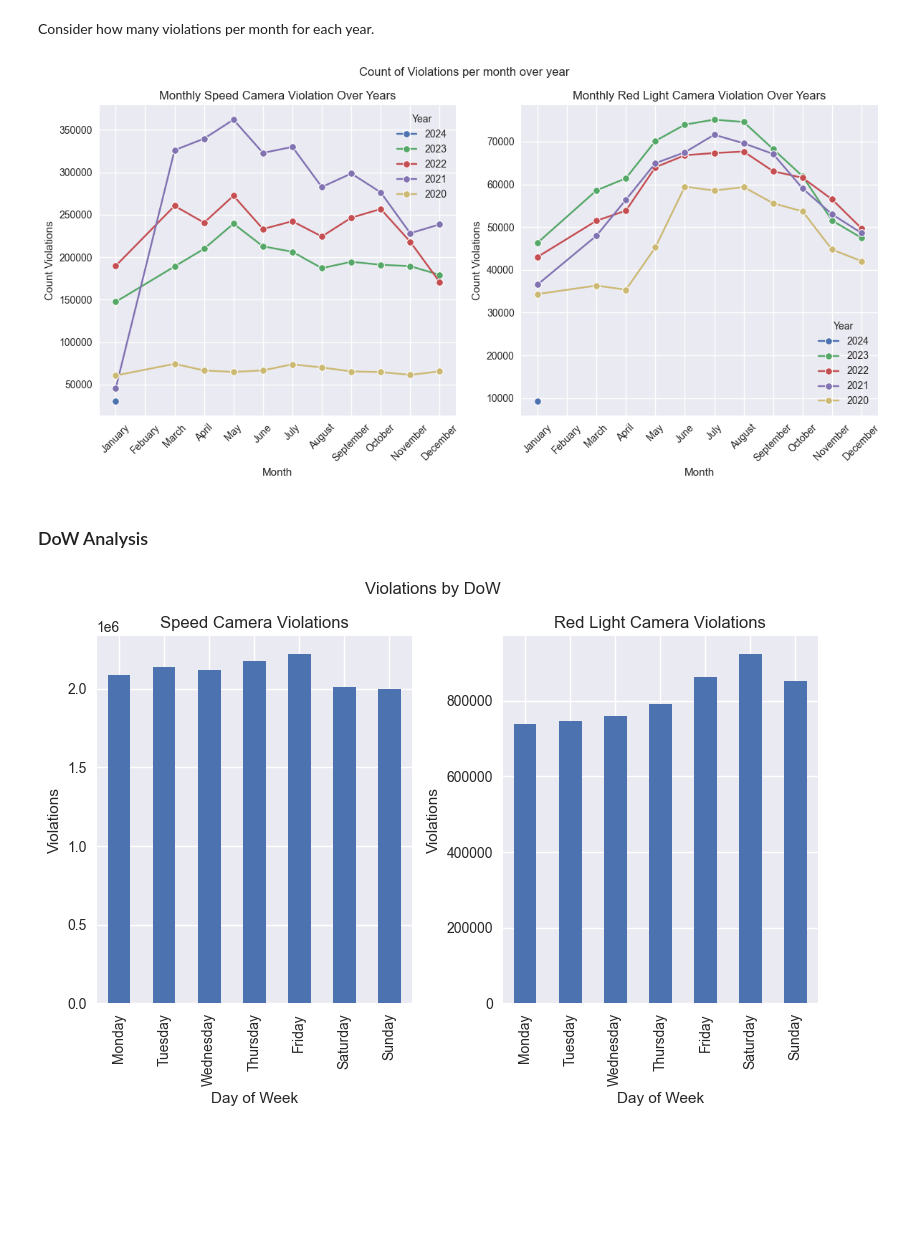
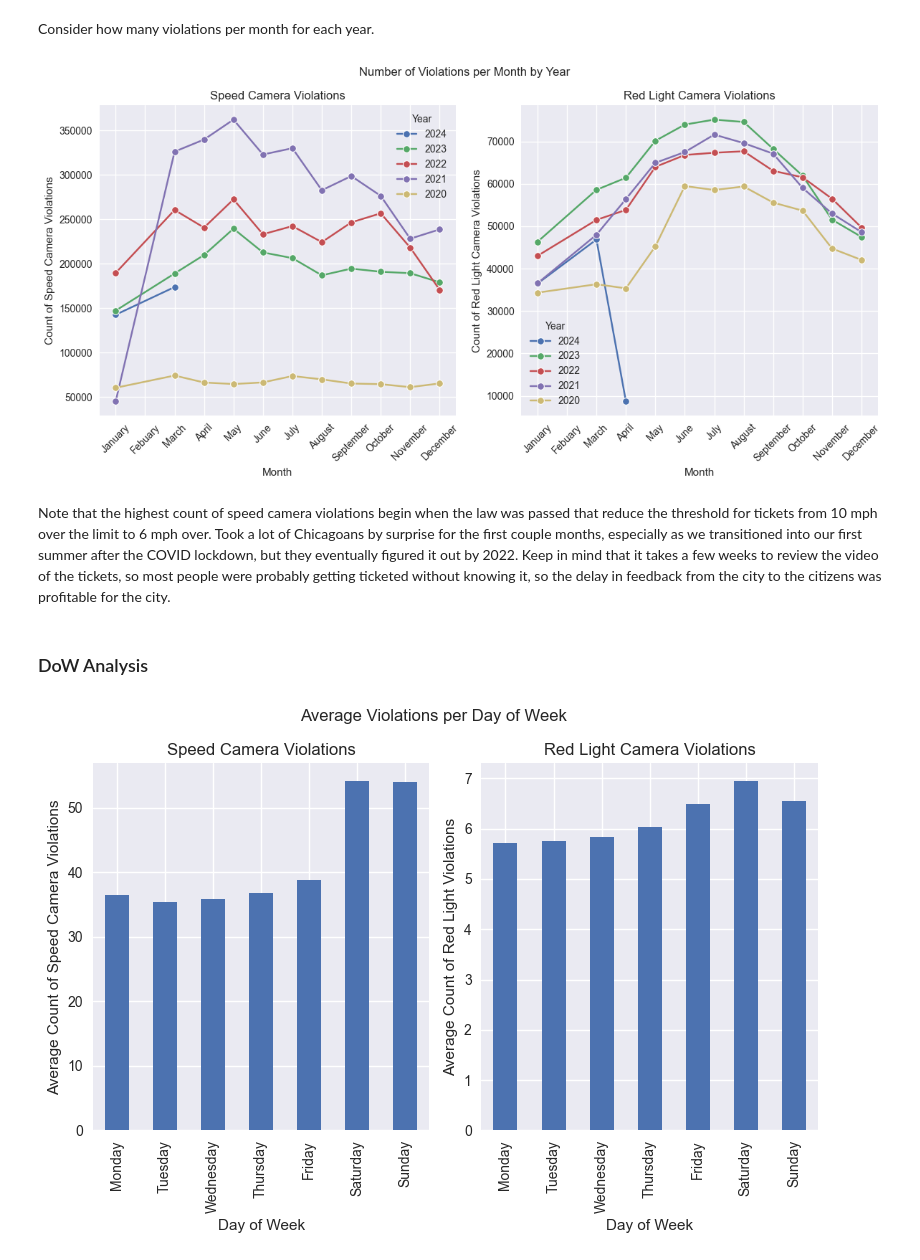
Before and after one commit to crmueller100/chicago-traffic-violations, a Jupyter notebook: analysis.ipynb, the cells around one changed output. Cells and saved outputs as stored; diff of their text form; code cells hidden in the pictures; blank space fills up the shorter version.

```diff
--- a/analysis.ipynb
+++ b/analysis.ipynb
@@ -133,7 +142,6 @@ We can see from the charts so far that altough an overall trend may be apparent,
 # %%
 speed_camera_violations_df['30_day_ma'] = speed_camera_violations_df['violations'].rolling(window=30).mean()
 
-plt.style.use('seaborn-v0_8')
 fig, ax = plt.subplots(1, 2)
 
 ax[0].plot(speed_camera_violations_df.groupby('violation_date')['violations'].sum(), label='Violations per Day', alpha=0.5)
@@ -144,12 +152,11 @@ ax[0].plot(speed_camera_ma['violations'], label='30-day Moving Average')
 speed_camera_ma = speed_camera_daily_sum.rolling(window=90).mean()
 ax[0].plot(speed_camera_ma['violations'], label='90-day Moving Average')
 
-
 ax[0].tick_params(axis='x', rotation=45)
 ax[0].xaxis.set_major_formatter(mdates.DateFormatter('%m/%d/%Y'))
 ax[0].set_xticks(ax[0].get_xticks()[::2])
 ax[0].set_xlabel('Violation Date (Day)')
-ax[0].set_ylabel('Number of Violations')
+ax[0].set_ylabel('Count of Speed Camera Violations')
 ax[0].set_title('Speed Camera Violations')
 ax[0].legend()
 
@@ -166,9 +173,12 @@ ax[1].tick_params(axis='x', rotation=45)
 ax[1].xaxis.set_major_formatter(mdates.DateFormatter('%m/%d/%Y'))
 ax[1].set_xticks(ax[1].get_xticks()[::2])
 ax[1].set_xlabel('Violation Date (Day)')
-ax[1].set_ylabel('Number of Violations')
+ax[1].set_ylabel('Count of Red Light Violations')
 ax[1].set_title('Red Light Camera Violations')
 ax[1].legend()
+
+plt.suptitle('30 and 90-day Moving Averages of Traffic Violations')
+
 plt.tight_layout()
 plt.show()
 # %% [output]
@@ -208,56 +219,57 @@ fig, ax = plt.subplots(1, 2, figsize=(12, 6))
 sns.lineplot(data=sum_speed_months_by_year_recent, x='violation_month_part', y='violations', hue='violation_year_part', marker='o', ax=ax[0])
 
 ax[0].set_xlabel('Month')
-ax[0].set_ylabel('Count Violations')
-ax[0].set_title('Monthly Speed Camera Violation Over Years')
+ax[0].set_ylabel('Count of Speed Camera Violations')
+ax[0].set_title('Speed Camera Violations')
 ax[0].tick_params(axis='x', rotation=45)
 ax[0].legend(title='Year')
 
 sns.lineplot(data=sum_red_light_months_by_year_recent, x='violation_month_part', y='violations', hue='violation_year_part', marker='o', ax=ax[1])
 
 ax[1].set_xlabel('Month')
-ax[1].set_ylabel('Count Violations')
-ax[1].set_title('Monthly Red Light Camera Violation Over Years')
+ax[1].set_ylabel('Count of Red Light Camera Violations')
+ax[1].set_title('Red Light Camera Violations')
 ax[1].tick_params(axis='x', rotation=45)
 ax[1].legend(title='Year')
 
-plt.suptitle('Count of Violations per month over year')
+plt.suptitle('Number of Violations per Month by Year')
 plt.tight_layout()
 plt.show()
 # %% [output]
-[figure, old version]
+[figure, new version]
+# %% [markdown]
+Note that the highest count of speed camera violations begin when the law was passed that reduce the threshold for tickets from 10 mph over the limit to 6 mph over. Took a lot of Chicagoans by surprise for the first couple months, especially as we transitioned into our first summer after the COVID lockdown, but they eventually figured it out by 2022. Keep in mind that it takes a few weeks to review the video of the tickets, so most people were probably getting ticketed without knowing it, so the delay in feedback from the city to the citizens was profitable for the city.
 # %% [markdown]
 ### DoW Analysis
 # %%
-# Sum violations by day of week
-speed_camera_violations_by_dow = speed_camera_violations_df.groupby(['violation_day_of_week'])['violations'].sum()
+# Avg violations by day of week
+avg_speed_camera_violations_by_dow = speed_camera_violations_df.groupby(['violation_day_of_week'])['violations'].mean()
 
 # Do the same for red light cameras
-red_light_violations_by_dow = red_light_violations_df.groupby(['violation_day_of_week'])['violations'].sum()
+avg_red_light_violations_by_dow = red_light_violations_df.groupby(['violation_day_of_week'])['violations'].mean()
 
 # Create a Categorical data type with the desired order
 day_order = ['Monday', 'Tuesday', 'Wednesday', 'Thursday', 'Friday', 'Saturday', 'Sunday']
 cat_order = pd.CategoricalDtype(categories=day_order, ordered=True)
 
-speed_camera_violations_by_dow.index = speed_camera_violations_by_dow.index.astype(cat_order)
-red_light_violations_by_dow.index = red_light_violations_by_dow.index.astype(cat_order)
+avg_speed_camera_violations_by_dow.index = avg_speed_camera_violations_by_dow.index.astype(cat_order)
+avg_red_light_violations_by_dow.index = avg_red_light_violations_by_dow.index.astype(cat_order)
 
-plt.style.use('seaborn-v0_8')
 fig, ax = plt.subplots(1, 2)
 
-speed_camera_violations_by_dow.sort_index().plot(kind='bar', ax=ax[0])
-red_light_violations_by_dow.sort_index().plot(kind='bar', ax=ax[1])
+avg_speed_camera_violations_by_dow.sort_index().plot(kind='bar', ax=ax[0])
+avg_red_light_violations_by_dow.sort_index().plot(kind='bar', ax=ax[1])
 
 ax[0].set_xlabel('Day of Week')
-ax[0].set_ylabel('Violations')
+ax[0].set_ylabel('Average Count of Speed Camera Violations')
 ax[0].set_title('Speed Camera Violations')
 
 ax[1].set_xlabel('Day of Week')
-ax[1].set_ylabel('Violations')
+ax[1].set_ylabel('Average Count of Red Light Violations')
 ax[1].set_title('Red Light Camera Violations')
 
-fig.suptitle('Violations by DoW')
+fig.suptitle('Average Violations per Day of Week')
 plt.tight_layout()
 plt.show()
 # %% [output]
-[figure, old version]
+[figure, new version]
```
Also changed, not shown: parts of 16 cells of this notebook, 3 other files.
